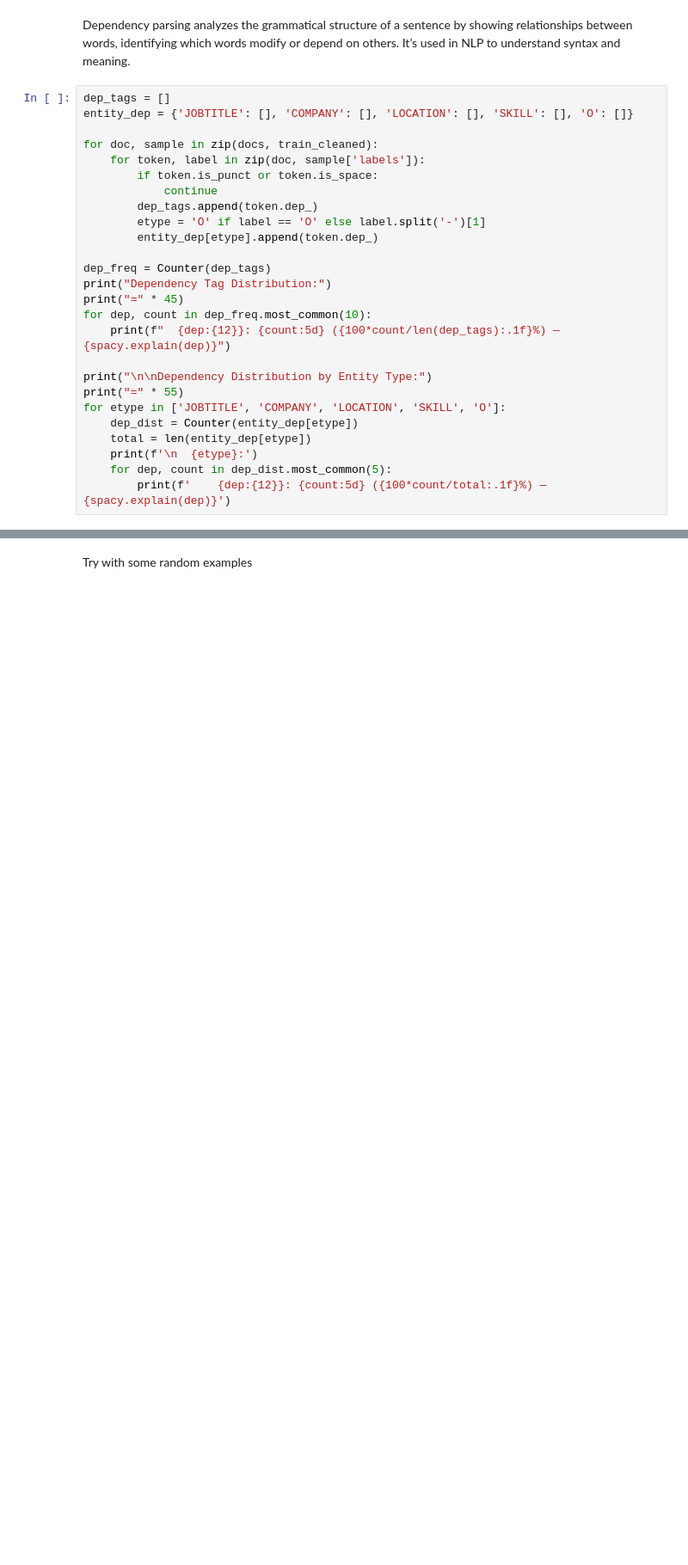
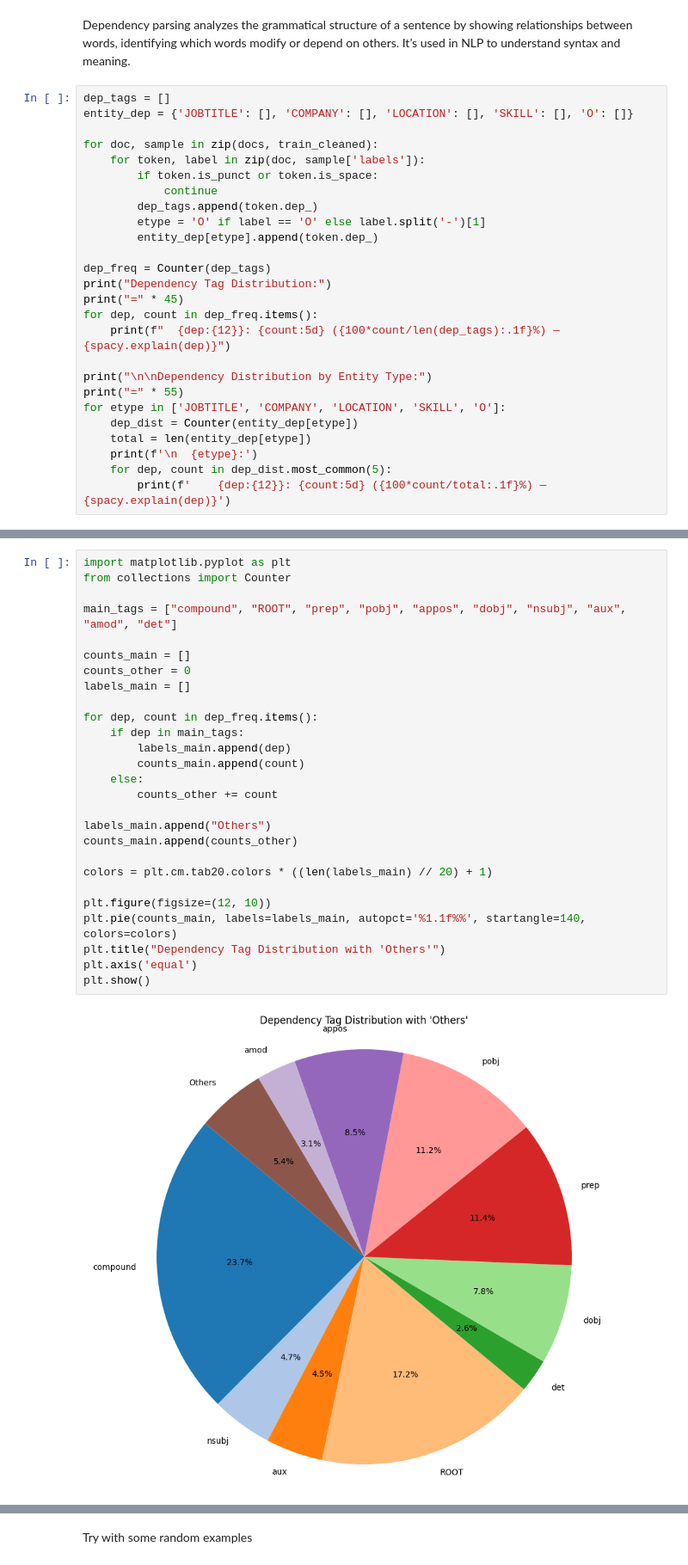
Before and after one commit to grullaandrea-png/Text-Mining, a Jupyter notebook: 02_EDA.ipynb, the cells around one changed output, grey strips where cells are left out. Shown at 86% size. Drawn from its saved outputs; the diff is of its cells as text; blank space fills up the shorter version.

```diff
--- a/02_EDA.ipynb
+++ b/02_EDA.ipynb
@@ -1586,7 +1585,7 @@ for doc, sample in zip(docs, train_cleaned):
 dep_freq = Counter(dep_tags)
 print("Dependency Tag Distribution:")
 print("=" * 45)
-for dep, count in dep_freq.most_common(10):
+for dep, count in dep_freq.items():
     print(f"  {dep:{12}}: {count:5d} ({100*count/len(dep_tags):.1f}%) — {spacy.explain(dep)}")
 
 print("\n\nDependency Distribution by Entity Type:")
@@ -1615,6 +1614,35 @@ Dependency Tag Distribution:
     aux         :  1556 (9.8%) — auxiliary
     amod        :   941 (5.9%) — adjectival modifier
     det         :   912 (5.7%) — determiner
+# %%
+import matplotlib.pyplot as plt
+from collections import Counter
+
+main_tags = ["compound", "ROOT", "prep", "pobj", "appos", "dobj", "nsubj", "aux", "amod", "det"]
+
+counts_main = []
+counts_other = 0
+labels_main = []
+
+for dep, count in dep_freq.items():
+    if dep in main_tags:
+        labels_main.append(dep)
+        counts_main.append(count)
+    else:
+        counts_other += count
+
+labels_main.append("Others")
+counts_main.append(counts_other)
+
+colors = plt.cm.tab20.colors * ((len(labels_main) // 20) + 1)
+
+plt.figure(figsize=(12, 10))
+plt.pie(counts_main, labels=labels_main, autopct='%1.1f%%', startangle=140, colors=colors)
+plt.title("Dependency Tag Distribution with 'Others'")
+plt.axis('equal')
+plt.show()
+# %% [output]
+[figure, added]
 # %%
 import matplotlib.pyplot as plt
 import seaborn as sns
```
Also changed, not shown: parts of 11 cells of this notebook.
